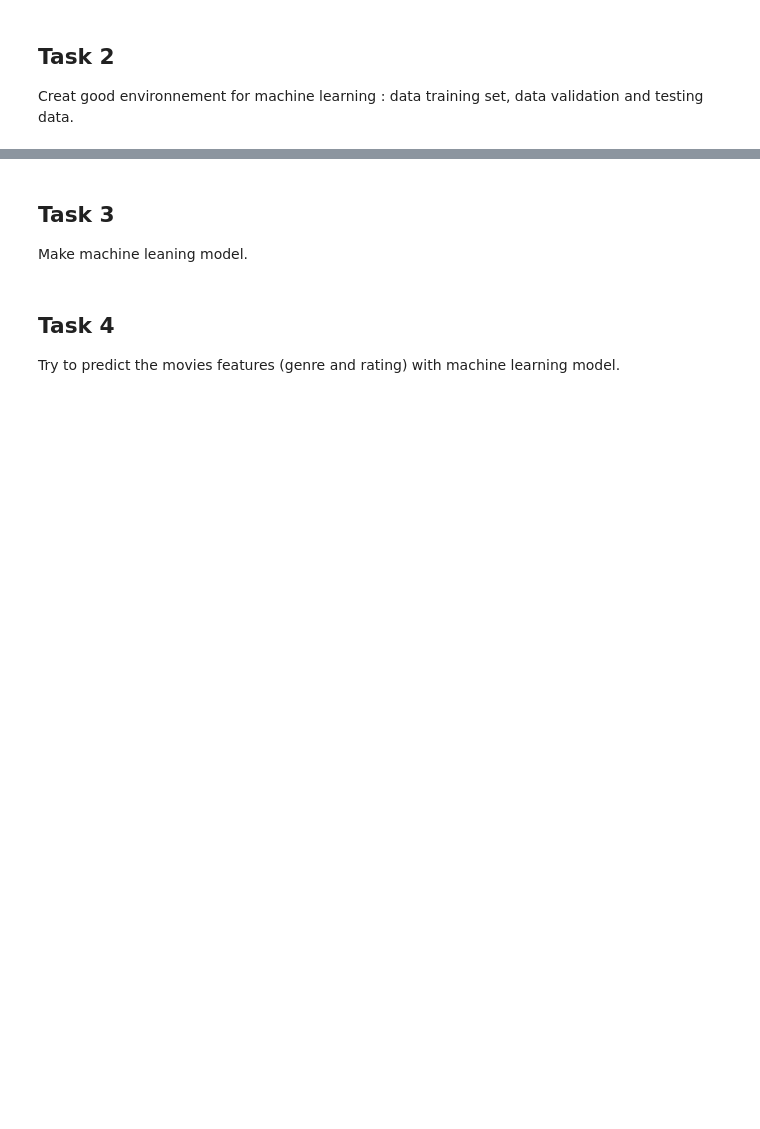
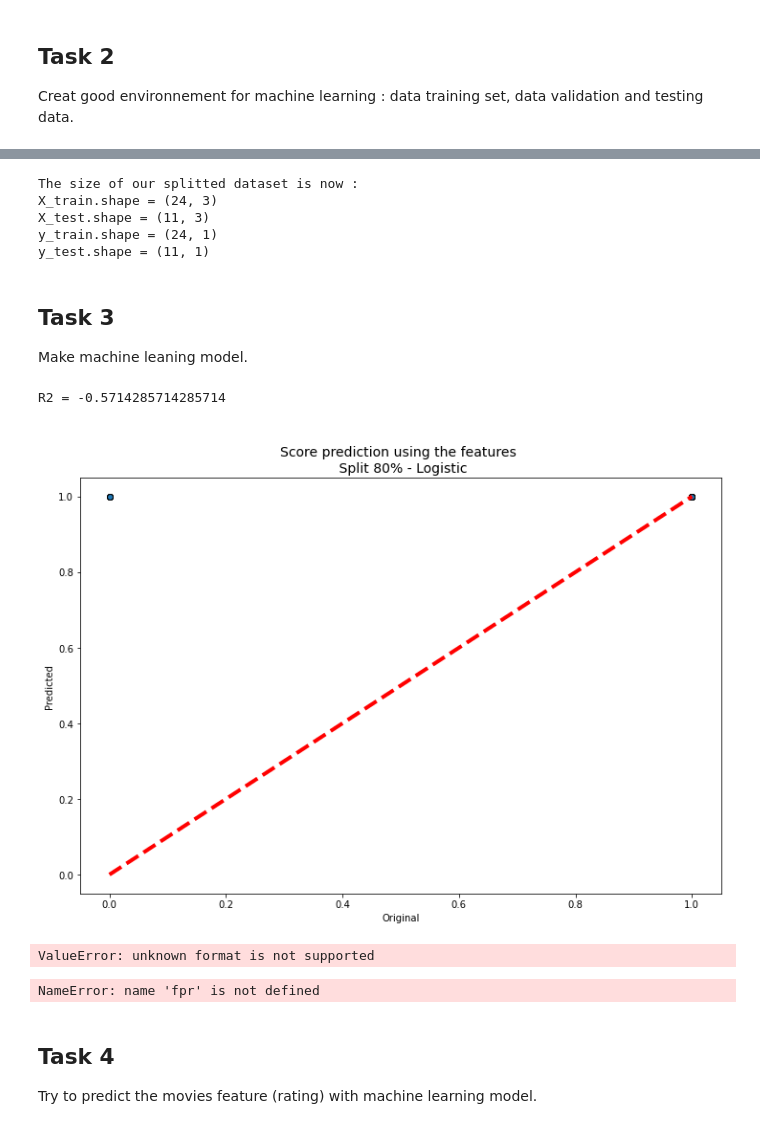
Before and after one commit to epfl-ada/ada-2021-project-escouade, a Jupyter notebook: src/Question_3.ipynb, the cells around one changed output, grey strips where cells are left out. Cells and saved outputs as stored; diff of their text form; code cells hidden in the pictures; blank space fills up the shorter version.

```diff
--- a/src/Question_3.ipynb
+++ b/src/Question_3.ipynb
@@ -10,0 +112,4 @@ Creat good environnement for machine learning : data training set, data validati
+# %%
+#specify feature for the machine learning
+#movies_features = ['gender', 'num_oc', 'day_mean_before', 'day_max_before', 'nb_quote_month_before', 'day_mean','day_max','nb_quote_month']
+movies_features = ['gender']
@@ -10,0 +136,4 @@ Creat good environnement for machine learning : data training set, data validati
+# %%
+#store labels for the training
+#y = df_ML_filtred['ratings_predict']
+df_ML_filtred = df_ML_filtred.astype({'ratings_predict': int})
@@ -11,3 +169,50 @@ Creat good environnement for machine learning : data training set, data validati
+# %%
+movies_features_new = ['gender_female', 'gender_male', 'gender_other']#, 'num_oc', 'day_mean_before', 'day_max_before', 'nb_quote_month_before', 'day_mean','day_max','nb_quote_month']
+# Creating the features array and the label array
+X_array = numpy_helper(X,movies_features_new)
+Y_array = numpy_helper(df_ML_filtred, ['ratings_predict'])
+# Splitting the dataset in training and testing subset
+X_train, X_test, y_train, y_test = sklearn.model_selection.train_test_split(X_array,
+                                                                            Y_array,
+                                                                            test_size = 0.3,
+                                                                            train_size = 0.7,
+                                                                            random_state = 123)
+
+# Checking that the dimension of subsets are coherent with the parameterw we used
+print(f"The size of our splitted dataset is now :")
+print(f"{X_train.shape = }")
+print(f"{X_test.shape = }")
+print(f"{y_train.shape = }")
+print(f"{y_test.shape = }")
+# %% [output]
+The size of our splitted dataset is now :
+X_train.shape = (24, 3)
+X_test.shape = (11, 3)
+y_train.shape = (24, 1)
+y_test.shape = (11, 1)
 # %% [markdown]
 ## Task 3
 Make machine leaning model.
+# %%
+logistic = LogisticRegression(solver='lbfgs', max_iter=10000)
+logistic.fit(X_train,y_train)
+
+# Using the model on the test set
+y_predicted = logistic.predict(X_test)
+
+#proba = logistic.predict_proba(X_test)
+# Computing R squared metric for the model
+print(f"R2 = {r2_score(y_test, y_predicted)}")
+# %% [output]
+R2 = -0.5714285714285714
+# %%
+# Plotting the results
+fig, ax = plt.subplots(figsize=(12, 8))
+ax.scatter(y_test, y_predicted, edgecolors=(0, 0, 0))
+ax.plot([min(y_test), max(y_test)], [min(y_test), max(y_test)], 'r--', lw=4)
+ax.set_xlabel('Original')
+ax.set_ylabel('Predicted')
+plt.title('\nScore prediction using the features \n Split 80% - Logistic', fontsize = 14)
+plt.show()
+# %% [output]
+[figure, added]
@@ -14,3 +227,20 @@ Make machine leaning model.
+# %%
+# Predict the probabilities with a cross validationn
+y_pred = cross_val_predict(logistic, X, y, cv=10, method="predict_proba")
+# Compute the False Positive Rate and True Positive Rate
+fpr, tpr, _ = roc_curve(y, y_pred[:, 1])
+# Compute the area under the fpt-tpf curve
+auc_score = auc(fpr, tpr)
+# %% [output]
+ValueError: unknown format is not supported
+# %%
+plt.plot(fpr, tpr)
+plt.plot([0, 1], [0, 1],'r--')
+plt.xlabel("False Positive Rate")
+plt.ylabel("True Positive Rate")
+plt.title("ROC Curve - Area = {:.5f}".format(auc_score));
+# %% [output]
+NameError: name 'fpr' is not defined
 # %% [markdown]
 ## Task 4
-Try to predict the movies features (genre and rating) with machine learning model.
+Try to predict the movies feature (rating) with machine learning model.
```
Also changed, not shown: parts of 16 cells of this notebook.
